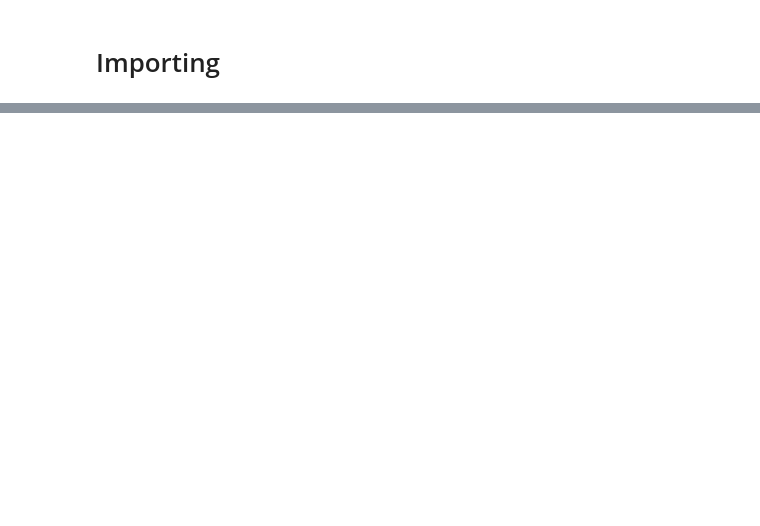
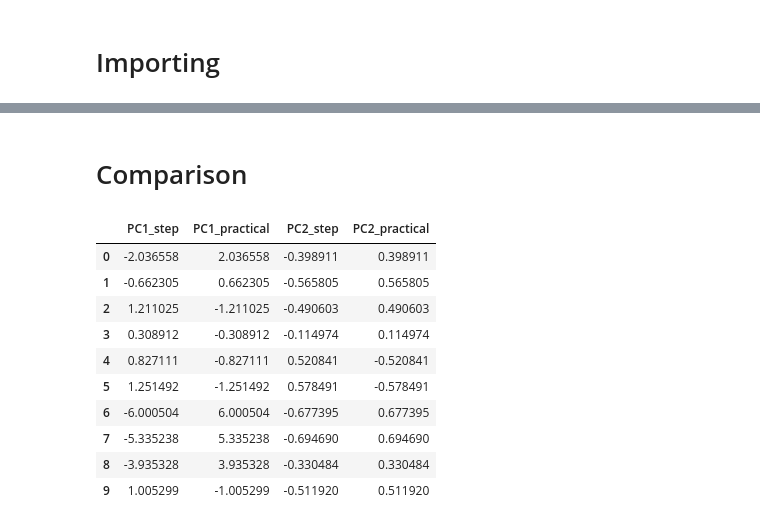
Before and after one commit to marcuszucareli/housing-data-insights, a Jupyter notebook: data_analysis.ipynb, the cells around one changed output, grey strips where cells are left out. Cells and saved outputs as stored; diff of their text form; code cells hidden in the pictures; blank space fills up the shorter version.

```diff
--- a/data_analysis.ipynb
+++ b/data_analysis.ipynb
@@ -65,0 +218,17 @@ fig.show()
+# %%
+# Calculate number of components using Kaiser's rule
+number_of_components = sum(1 for value in eigenvalues if value > 1)
+
+# Get the n biggest eigenvalues and their correspondents eigenvectors
+selected_components = eigenvalues[0:number_of_components]
+selected_eigenvectors = eigenvectors[0:number_of_components]
+printable_selected_eigenvectors = pd.DataFrame(selected_eigenvectors, columns=st_df.columns, index=['PC1', 'PC2'])
+
+# Optional statement to standardize eigenvectors to variance of one
+# for index, eigenvector in enumerate(selected_eigenvectors):
+#     selected_eigenvectors[index] = selected_eigenvectors[index] / selected_components[index]**(1/2)
+
+print('Number of components: ', number_of_components)
+print('Eigenvalues: ', selected_components)
+print('Eigenvectors: ')
+printable_selected_eigenvectors
@@ -65,0 +246,4 @@ fig.show()
+# %%
+scores = st_df.dot(selected_eigenvectors.transpose())
+scores.columns = [f'PC{i+1}' for i in range(number_of_components)]
+scores.head(10)
@@ -65,0 +298,6 @@ fig.show()
+# %%
+# Practical/Professional abordage for PCA
+# Number of components was calculated at "Eigenvalues and Eigenvectors" section
+pca = PCA(n_components=number_of_components)
+practical_scores = pd.DataFrame(pca.fit_transform(st_df), columns=[f'PC{i+1}' for i in range(number_of_components)])
+practical_scores.head(10)
@@ -65,0 +316,24 @@ fig.show()
+# %% [markdown]
+# Comparison
+# %%
+# Compare step-by-step and practical solution
+comparative_df = pd.DataFrame()
+
+for i in range(number_of_components):
+
+    comparative_df[f'PC{i+1}_step'] = scores.iloc[:,i]
+    comparative_df[f'PC{i+1}_practical'] = practical_scores.iloc[:,i]
+
+comparative_df.head(10)
+# %% [output]
+|  | PC1_step | PC1_practical | PC2_step | PC2_practical |
+| 0 | -2.036558 | 2.036558 | -0.398911 | 0.398911 |
+| 1 | -0.662305 | 0.662305 | -0.565805 | 0.565805 |
+| 2 | 1.211025 | -1.211025 | -0.490603 | 0.490603 |
+| 3 | 0.308912 | -0.308912 | -0.114974 | 0.114974 |
+| 4 | 0.827111 | -0.827111 | 0.520841 | -0.520841 |
+| 5 | 1.251492 | -1.251492 | 0.578491 | -0.578491 |
+| 6 | -6.000504 | 6.000504 | -0.677395 | 0.677395 |
+| 7 | -5.335238 | 5.335238 | -0.694690 | 0.694690 |
+| 8 | -3.935328 | 3.935328 | -0.330484 | 0.330484 |
+| 9 | 1.005299 | -1.005299 | -0.511920 | 0.511920 |
```
Also changed, not shown: parts of 42 cells of this notebook, 1 other file.
